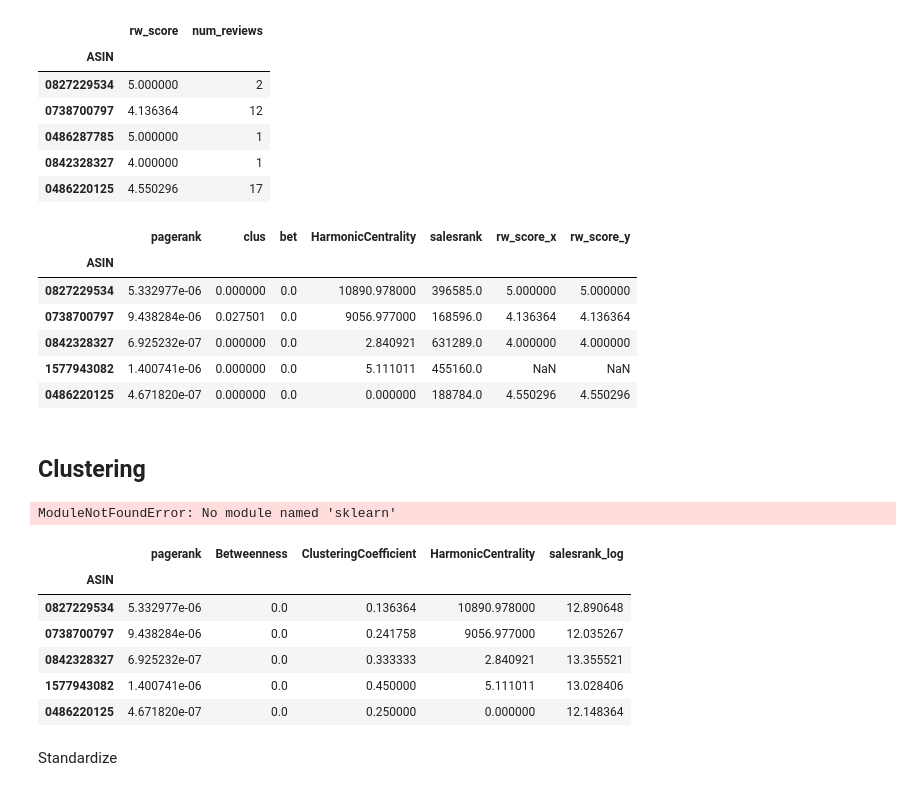
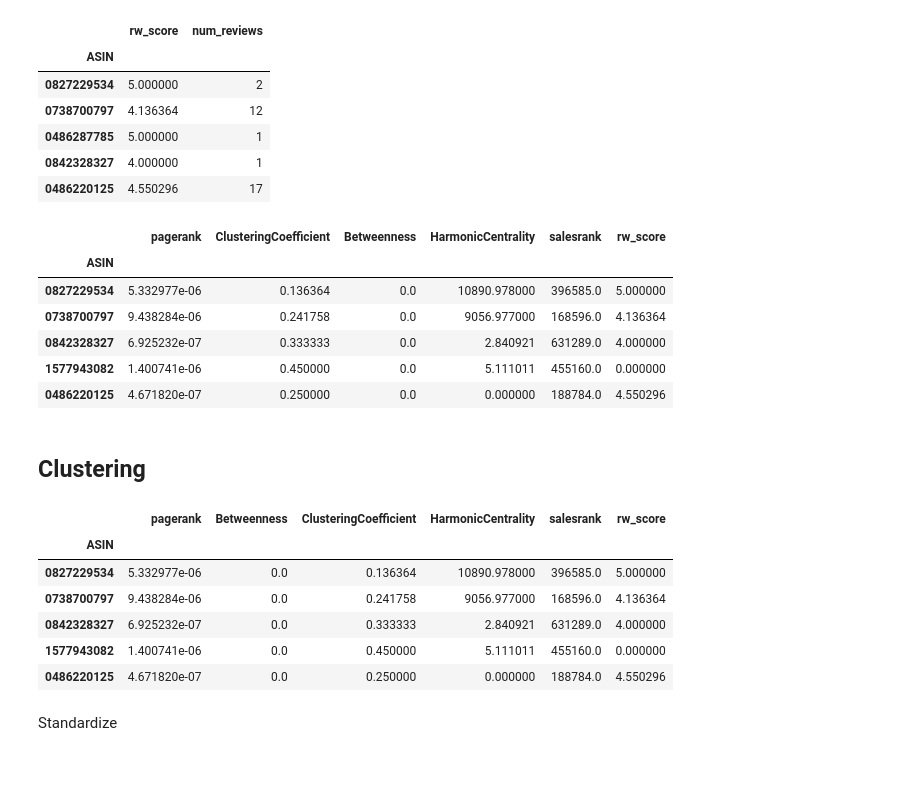
Before and after one commit to raozzo/ProgettoLFN, a Jupyter notebook: Code/notebooks/print.ipynb, the cells around one changed output. Drawn from its saved outputs; the diff is of its cells as text; code cells hidden in the pictures.

```diff
--- a/Code/notebooks/print.ipynb
+++ b/Code/notebooks/print.ipynb
@@ -164,15 +164,16 @@ df_final = pd.merge(
     how='left'
 )
 # %%
+df_final = df_final.fillna(0)
 df_final.head()
 # %% [output]
-|  | pagerank | clus | bet | HarmonicCentrality | salesrank | rw_score_x | rw_score_y |
-| ASIN |  |  |  |  |  |  |  |
-| 0827229534 | 5.332977e-06 | 0.000000 | 0.0 | 10890.978000 | 396585.0 | 5.000000 | 5.000000 |
-| 0738700797 | 9.438284e-06 | 0.027501 | 0.0 | 9056.977000 | 168596.0 | 4.136364 | 4.136364 |
-| 0842328327 | 6.925232e-07 | 0.000000 | 0.0 | 2.840921 | 631289.0 | 4.000000 | 4.000000 |
-| 1577943082 | 1.400741e-06 | 0.000000 | 0.0 | 5.111011 | 455160.0 | NaN | NaN |
-| 0486220125 | 4.671820e-07 | 0.000000 | 0.0 | 0.000000 | 188784.0 | 4.550296 | 4.550296 |
+|  | pagerank | ClusteringCoefficient | Betweenness | HarmonicCentrality | salesrank | rw_score |
+| ASIN |  |  |  |  |  |  |
+| 0827229534 | 5.332977e-06 | 0.136364 | 0.0 | 10890.978000 | 396585.0 | 5.000000 |
+| 0738700797 | 9.438284e-06 | 0.241758 | 0.0 | 9056.977000 | 168596.0 | 4.136364 |
+| 0842328327 | 6.925232e-07 | 0.333333 | 0.0 | 2.840921 | 631289.0 | 4.000000 |
+| 1577943082 | 1.400741e-06 | 0.450000 | 0.0 | 5.111011 | 455160.0 | 0.000000 |
+| 0486220125 | 4.671820e-07 | 0.250000 | 0.0 | 0.000000 | 188784.0 | 4.550296 |
 # %%
 df_final.to_csv("../data/processed/structural_metrics.csv")
 # %% [markdown]
@@ -186,18 +187,16 @@ X=df_final[features]
 
 #non ci dovrebbero essere NaN ma per sicurezza
 X=X.fillna(0)
-# %% [output]
-ModuleNotFoundError: No module named 'sklearn'
 # %%
 X.head()
 # %% [output]
-|  | pagerank | Betweenness | ClusteringCoefficient | HarmonicCentrality | salesrank_log |
-| ASIN |  |  |  |  |  |
-| 0827229534 | 5.332977e-06 | 0.0 | 0.136364 | 10890.978000 | 12.890648 |
-| 0738700797 | 9.438284e-06 | 0.0 | 0.241758 | 9056.977000 | 12.035267 |
-| 0842328327 | 6.925232e-07 | 0.0 | 0.333333 | 2.840921 | 13.355521 |
-| 1577943082 | 1.400741e-06 | 0.0 | 0.450000 | 5.111011 | 13.028406 |
-| 0486220125 | 4.671820e-07 | 0.0 | 0.250000 | 0.000000 | 12.148364 |
+|  | pagerank | Betweenness | ClusteringCoefficient | HarmonicCentrality | salesrank | rw_score |
+| ASIN |  |  |  |  |  |  |
+| 0827229534 | 5.332977e-06 | 0.0 | 0.136364 | 10890.978000 | 396585.0 | 5.000000 |
+| 0738700797 | 9.438284e-06 | 0.0 | 0.241758 | 9056.977000 | 168596.0 | 4.136364 |
+| 0842328327 | 6.925232e-07 | 0.0 | 0.333333 | 2.840921 | 631289.0 | 4.000000 |
+| 1577943082 | 1.400741e-06 | 0.0 | 0.450000 | 5.111011 | 455160.0 | 0.000000 |
+| 0486220125 | 4.671820e-07 | 0.0 | 0.250000 | 0.000000 | 188784.0 | 4.550296 |
 # %% [markdown]
 Standardize
 # %%
```
Also changed, not shown: parts of 14 cells of this notebook.
